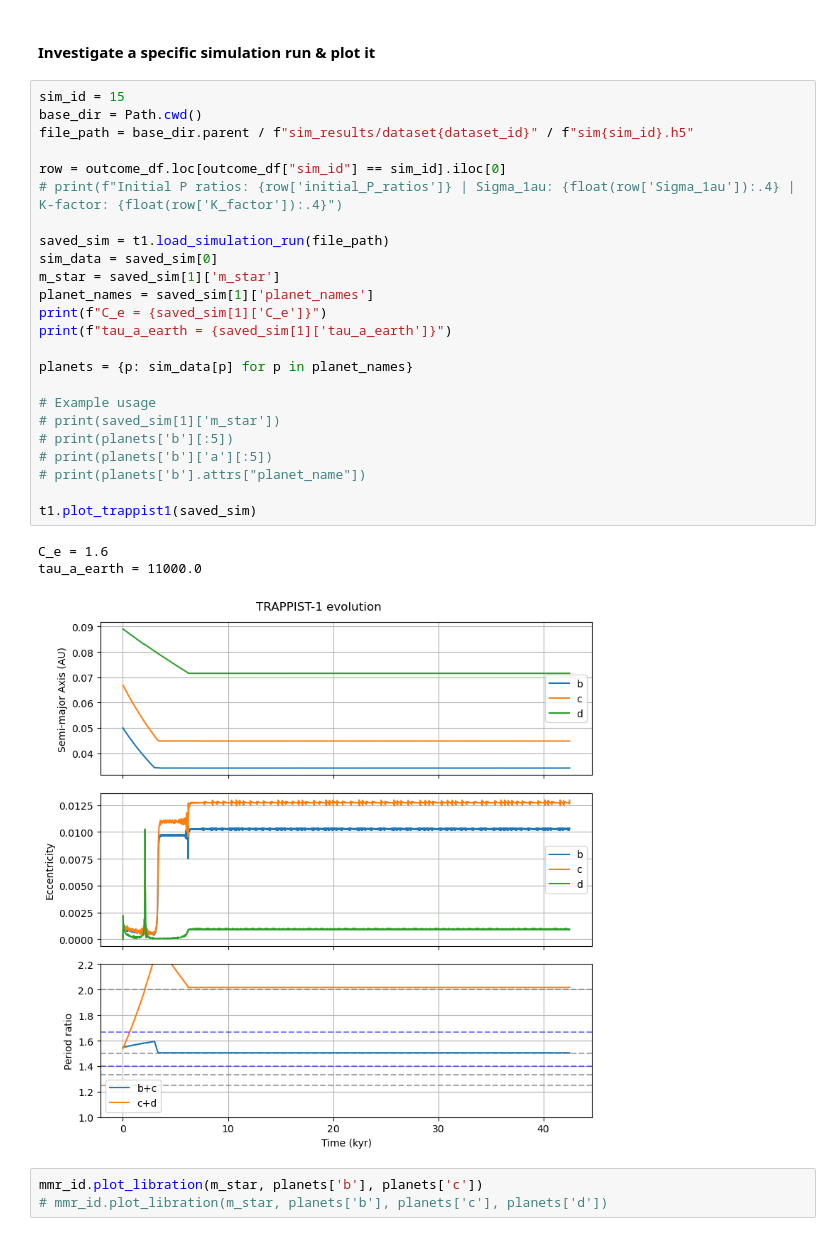
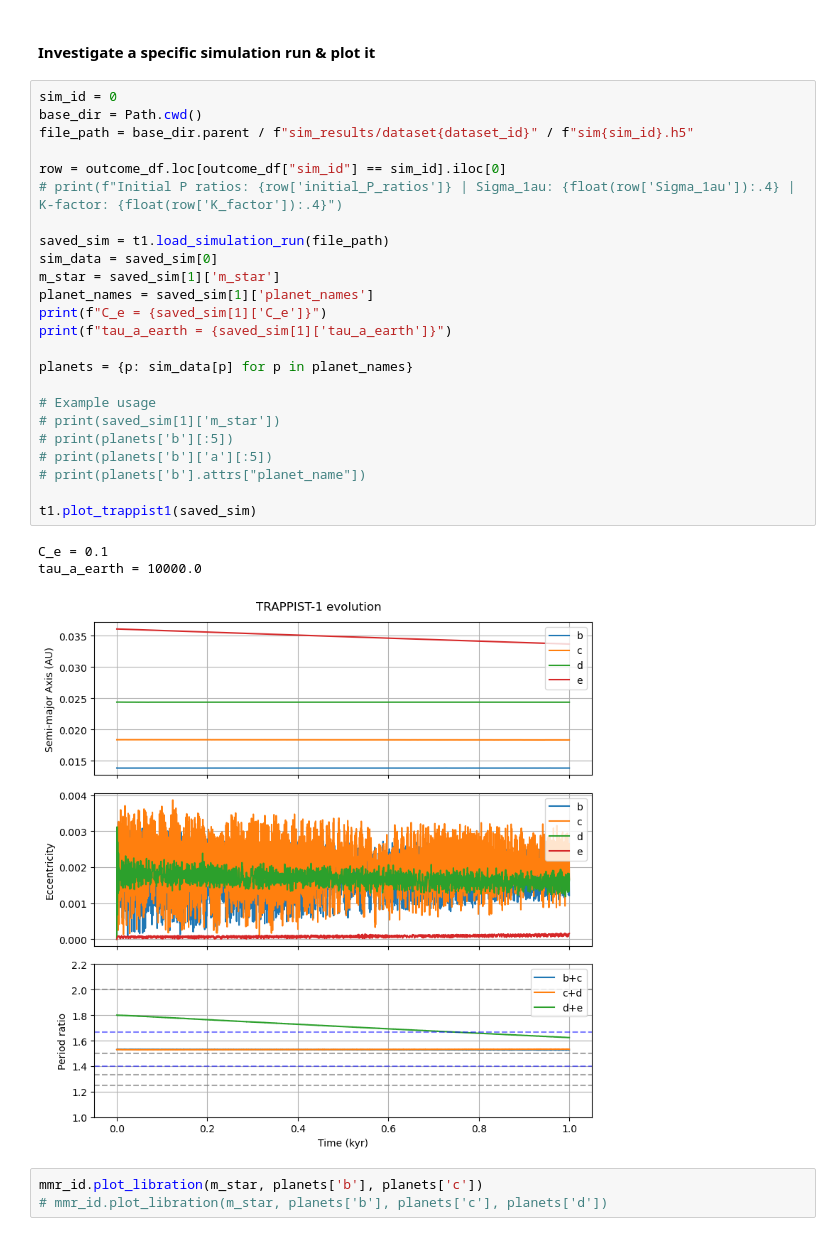
Before and after one commit to dchen10Git/uchi-exoplanets-2025, a Jupyter notebook: analyze_sims_huang.ipynb, the cells around one changed output. Saved outputs shown, nothing was run; the diff lists cells and outputs as text.

```diff
--- a/analyze_sims_huang.ipynb
+++ b/analyze_sims_huang.ipynb
@@ -59,33 +59,33 @@ outcome_df = outcome_df.sort_values(by='sim_id')
 # %% [markdown]
 #### Investigate a specific simulation run & plot it
 # %%
-sim_id = 15
+sim_id = 0
 base_dir = Path.cwd()
 file_path = base_dir.parent / f"sim_results/dataset{dataset_id}" / f"sim{sim_id}.h5"
 
 row = outcome_df.loc[outcome_df["sim_id"] == sim_id].iloc[0]
 # print(f"Initial P ratios: {row['initial_P_ratios']} | Sigma_1au: {float(row['Sigma_1au']):.4} | K-factor: {float(row['K_factor']):.4}")
 
 saved_sim = t1.load_simulation_run(file_path)
 sim_data = saved_sim[0]
 m_star = saved_sim[1]['m_star']
 planet_names = saved_sim[1]['planet_names']
 print(f"C_e = {saved_sim[1]['C_e']}")
 print(f"tau_a_earth = {saved_sim[1]['tau_a_earth']}")
 
 planets = {p: sim_data[p] for p in planet_names}
 
 # Example usage
 # print(saved_sim[1]['m_star'])
 # print(planets['b'][:5])
 # print(planets['b']['a'][:5])
 # print(planets['b'].attrs["planet_name"])
 
 t1.plot_trappist1(saved_sim)
 # %% [output]
-C_e = 1.6
-tau_a_earth = 11000.0
+C_e = 0.1
+tau_a_earth = 10000.0
-[figure, old version]
+[figure, new version]
 # %%
 mmr_id.plot_libration(m_star, planets['b'], planets['c'])
 # mmr_id.plot_libration(m_star, planets['b'], planets['c'], planets['d'])
```
Also changed, not shown: 1 other file.
